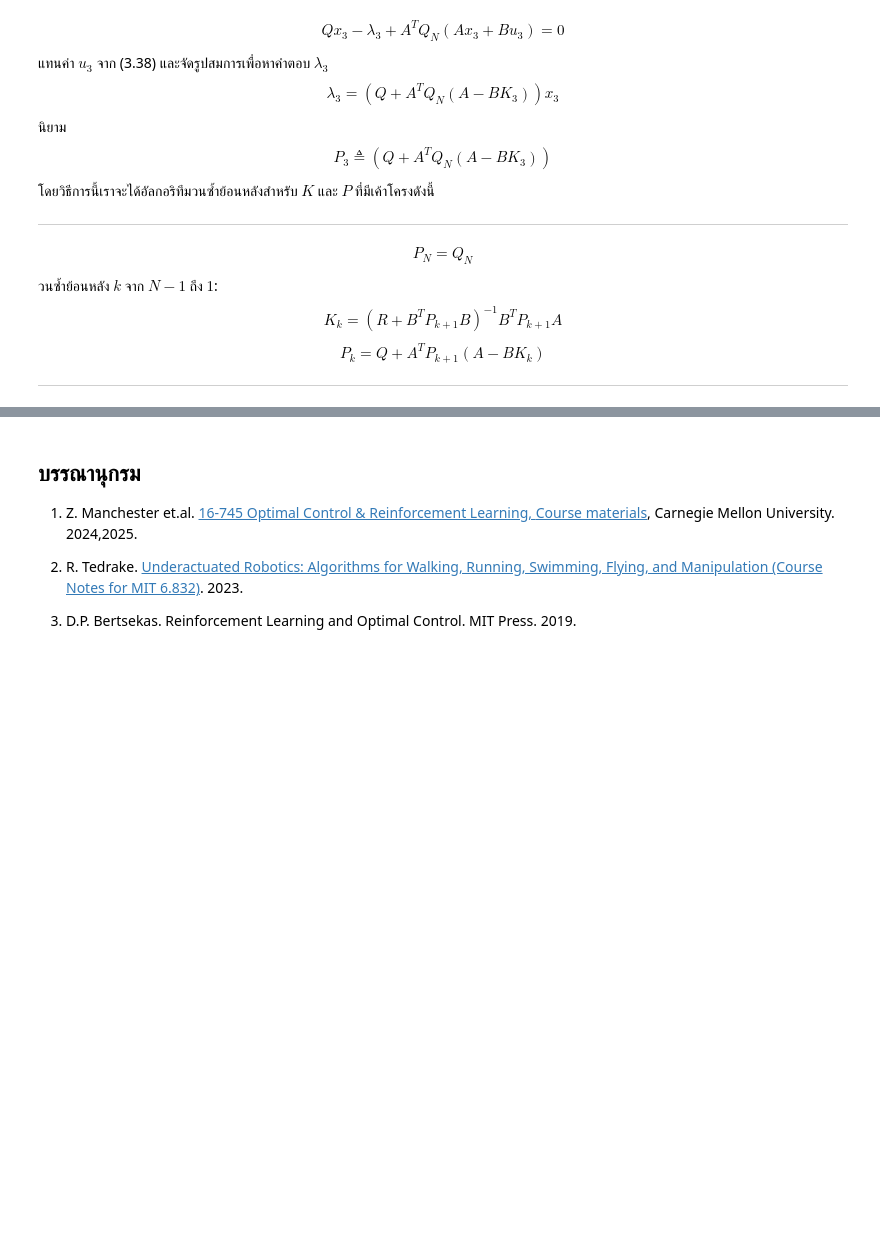
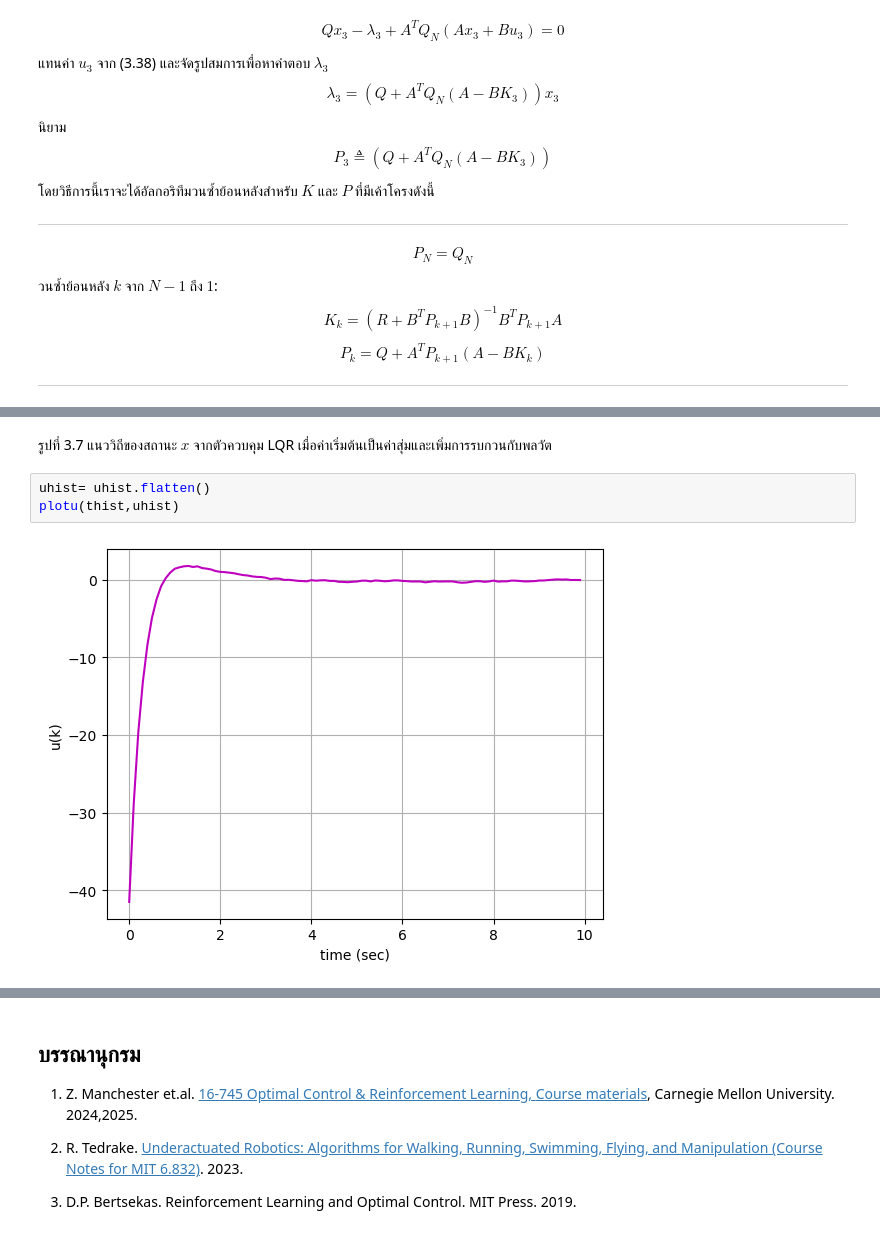
Before and after one commit to dewdotninja/ocrl, a Jupyter notebook: doc/notebooks/chapter3.ipynb, the cells around one changed output, grey strips where cells are left out. Saved outputs shown, nothing was run; the diff lists cells and outputs as text; blank space fills up the shorter version.

```diff
--- a/doc/notebooks/chapter3.ipynb
+++ b/doc/notebooks/chapter3.ipynb
@@ -808,0 +932,7 @@ $$
+# %% [markdown]
+รูปที่ 3.7 แนววิถีของสถานะ $x$ จากตัวควบคุม LQR เมื่อค่าเริ่มต้นเป็นค่าสุ่มและเพิ่มการรบกวนกับพลวัต
+# %%
+uhist= uhist.flatten()
+plotu(thist,uhist)
+# %% [output]
+[figure, added]
```
Also changed, not shown: parts of 46 cells of this notebook.
